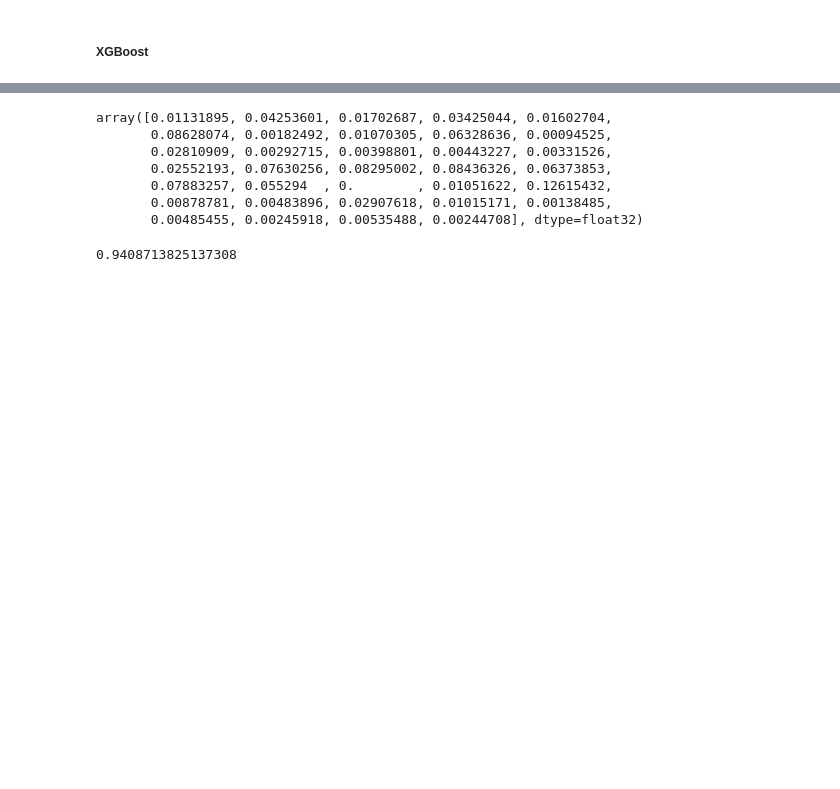
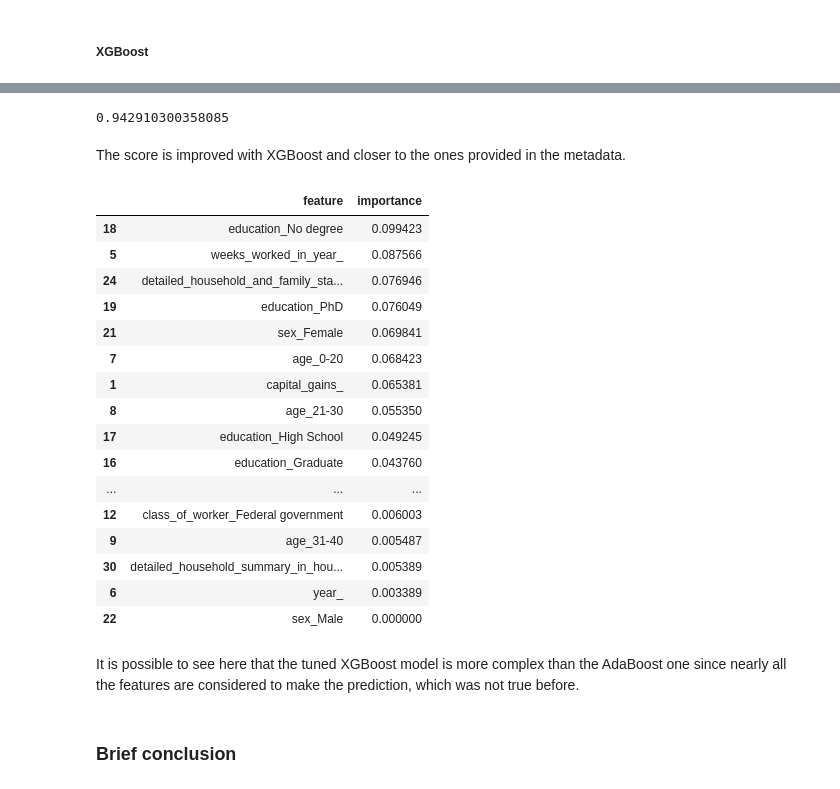
Before and after one commit to alexandreguerin/us-census, a Jupyter notebook: us-census.ipynb, the cells around one changed output, grey strips where cells are left out. Cells and saved outputs as stored; diff of their text form; code cells hidden in the pictures; blank space fills up the shorter version.

```diff
--- a/us-census.ipynb
+++ b/us-census.ipynb
@@ -485,17 +491,35 @@ print(xgb_params)
-# %%
-params = {'max_depth': 4, 'min_child_weight': 2, 'reg_alpha': 0, 'reg_lambda': 0.1, 'learning_rate': 0.1}
-xgb_model = XGBClassifier(**params)
-xgb_model.fit(X_train, y_train)
-xgb_model.feature_importances_
-# %% [output]
-array([0.01131895, 0.04253601, 0.01702687, 0.03425044, 0.01602704,
-       0.08628074, 0.00182492, 0.01070305, 0.06328636, 0.00094525,
-       0.02810909, 0.00292715, 0.00398801, 0.00443227, 0.00331526,
-       0.02552193, 0.07630256, 0.08295002, 0.08436326, 0.06373853,
-       0.07883257, 0.055294  , 0.        , 0.01051622, 0.12615432,
-       0.00878781, 0.00483896, 0.02907618, 0.01015171, 0.00138485,
-       0.00485455, 0.00245918, 0.00535488, 0.00244708], dtype=float32)
 # %%
+xgb_model = XGBClassifier(**xgb_params)
+xgb_model.fit(X_train, y_train)
 xgb_model.score(X_test, y_test)
 # %% [output]
-0.9408713825137308
+0.942910300358085
+# %% [markdown]
+The score is improved with XGBoost and closer to the ones provided in the metadata.
+# %%
+# feature importances
+feat_imp = xgb_model.feature_importances_
+df = pd.DataFrame({'feature': sel_feat, 'importance': feat_imp}).sort_values('importance', ascending=False)
+df
+# %% [output]
+|  | feature | importance |
+| 18 | education_No degree | 0.099423 |
+| 5 | weeks_worked_in_year_ | 0.087566 |
+| 24 | detailed_household_and_family_sta... | 0.076946 |
+| 19 | education_PhD | 0.076049 |
+| 21 | sex_Female | 0.069841 |
+| 7 | age_0-20 | 0.068423 |
+| 1 | capital_gains_ | 0.065381 |
+| 8 | age_21-30 | 0.055350 |
+| 17 | education_High School | 0.049245 |
+| 16 | education_Graduate | 0.043760 |
+| ... | ... | ... |
+| 12 | class_of_worker_Federal government | 0.006003 |
+| 9 | age_31-40 | 0.005487 |
+| 30 | detailed_household_summary_in_hou... | 0.005389 |
+| 6 | year_ | 0.003389 |
+| 22 | sex_Male | 0.000000 |
+# %% [markdown]
+It is possible to see here that the tuned XGBoost model is more complex than the AdaBoost one since nearly all the features are considered to make the prediction, which was not true before.
+# %% [markdown]
+### Brief conclusion
```
Also changed, not shown: parts of 14 cells of this notebook, 4 other files.
